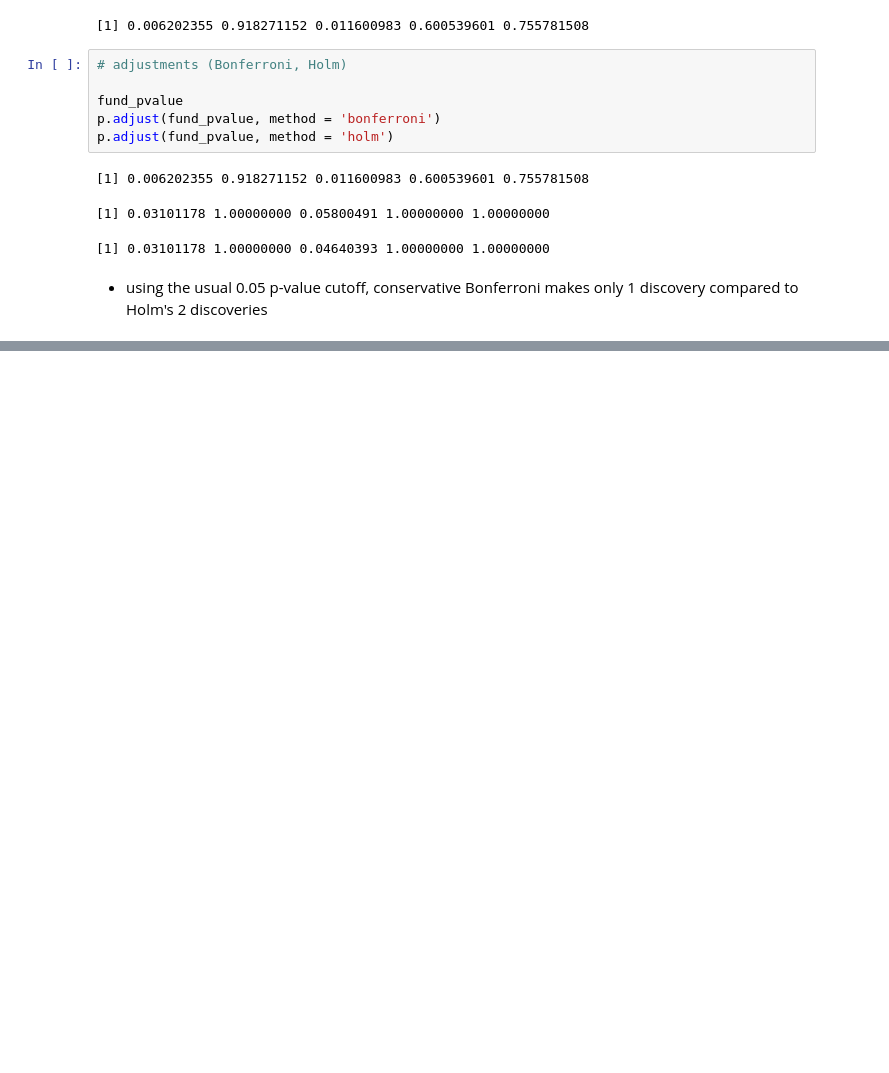
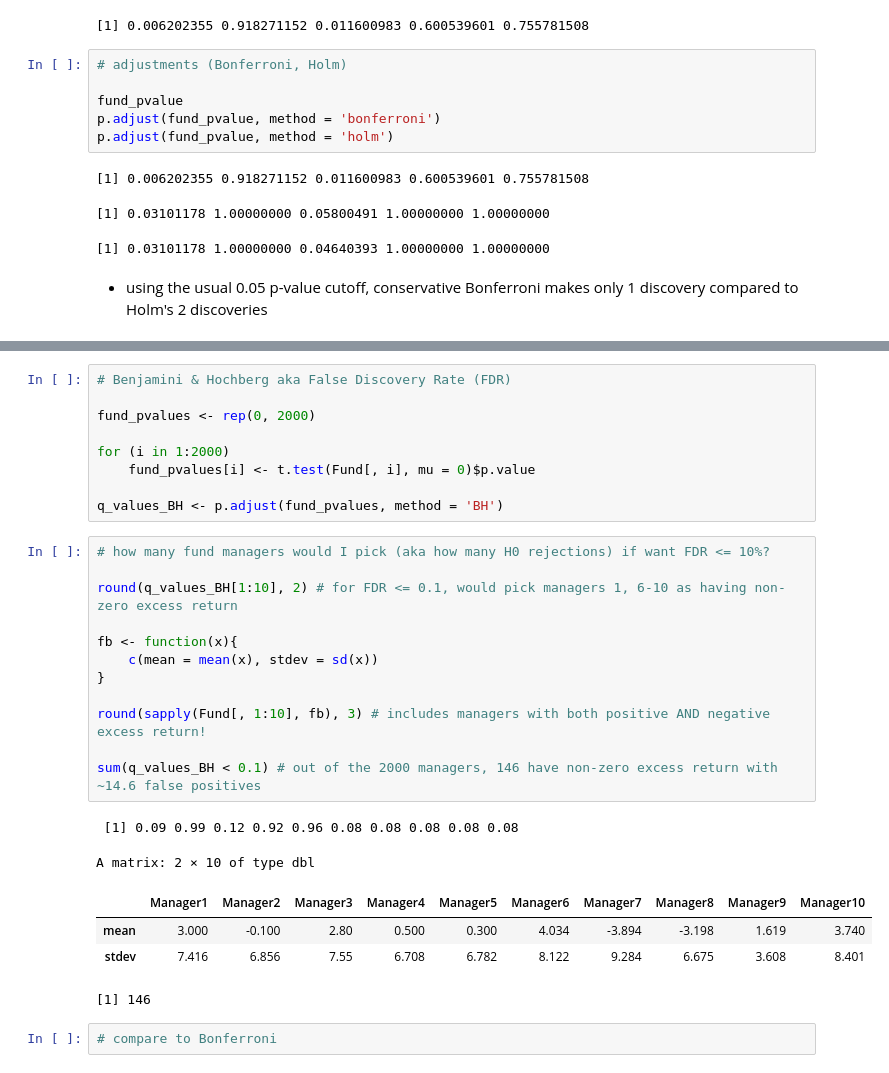
Before and after one commit to felixm3/coursework-workshops-bootcamps-lectures-etc, a Jupyter notebook: ISLR-v2/220612_R_Cap13_Multiple_Testing.ipynb, the cells around one changed output, grey strips where cells are left out. Saved outputs shown, nothing was run; the diff lists cells and outputs as text; blank space fills up the shorter version.

```diff
--- a/ISLR-v2/220612_R_Cap13_Multiple_Testing.ipynb
+++ b/ISLR-v2/220612_R_Cap13_Multiple_Testing.ipynb
@@ -124,0 +155,30 @@ p.adjust(fund_pvalue, method = 'holm')
+# %%
+# Benjamini & Hochberg aka False Discovery Rate (FDR)
+
+fund_pvalues <- rep(0, 2000)
+
+for (i in 1:2000)
+    fund_pvalues[i] <- t.test(Fund[, i], mu = 0)$p.value
+
+q_values_BH <- p.adjust(fund_pvalues, method = 'BH')
+# %%
+# how many fund managers would I pick (aka how many H0 rejections) if want FDR <= 10%?
+
+round(q_values_BH[1:10], 2) # for FDR <= 0.1, would pick managers 1, 6-10 as having non-zero excess return
+
+fb <- function(x){
+    c(mean = mean(x), stdev = sd(x))
+}
+
+round(sapply(Fund[, 1:10], fb), 3) # includes managers with both positive AND negative excess return!
+
+sum(q_values_BH < 0.1) # out of the 2000 managers, 146 have non-zero excess return with ~14.6 false positives
+# %% [output]
+ [1] 0.09 0.99 0.12 0.92 0.96 0.08 0.08 0.08 0.08 0.08
+A matrix: 2 × 10 of type dbl
+|  | Manager1 | Manager2 | Manager3 | Manager4 | Manager5 | Manager6 | Manager7 | Manager8 | Manager9 | Manager10 |
+| mean | 3.000 | -0.100 | 2.80 | 0.500 | 0.300 | 4.034 | -3.894 | -3.198 | 1.619 | 3.740 |
+| stdev | 7.416 | 6.856 | 7.55 | 6.708 | 6.782 | 8.122 | 9.284 | 6.675 | 3.608 | 8.401 |
+[1] 146
+# %%
+# compare to Bonferroni
```
Also changed, not shown: parts of 1 cell of this notebook.
